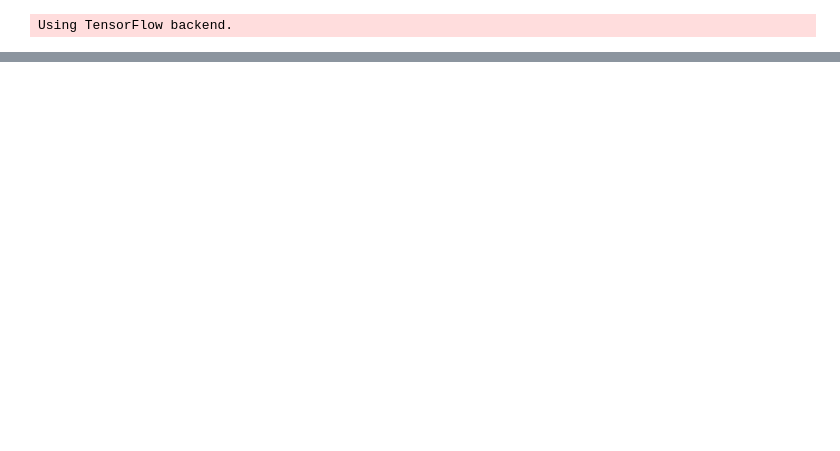
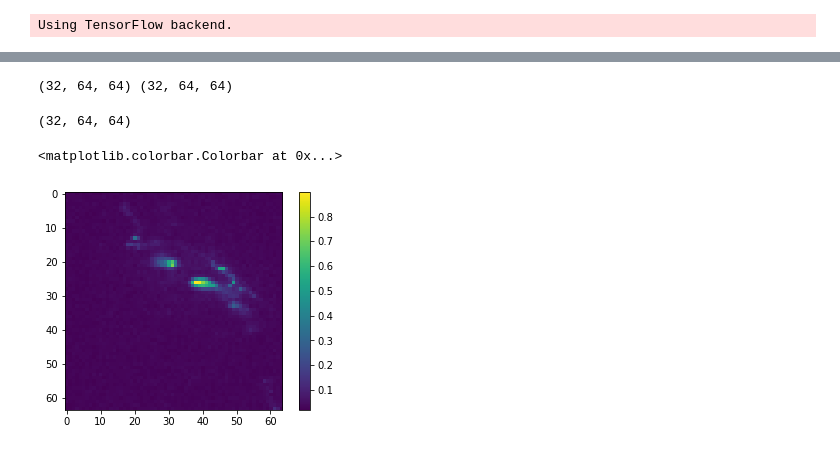
Before and after one commit to cweo/3DElegansTracking, a Jupyter notebook: 3D-UNET.ipynb, the cells around one changed output, grey strips where cells are left out. Drawn from its saved outputs; the diff is of its cells as text; code cells hidden in the pictures; blank space fills up the shorter version.

```diff
--- a/3D-UNET.ipynb
+++ b/3D-UNET.ipynb
@@ -16,12 +18,18 @@ from keras.regularizers import l2
 from keras.utils import plot_model
 # %% [output]
 Using TensorFlow backend.
+# %%
+def deform(array, factor, axis):
+    stretched = np.repeat(array, np.ceil(factor), axis=axis)
+    indices = np.linspace(0, stretched.shape[axis] - 1, int(array.shape[axis] * factor))
+    indices = np.rint(indices).astype(int)
+    return np.take(stretched, indices, axis=axis)
 # %%
 data_path = './'
 project_name = '3D-Unet'
-img_rows = 128
-img_cols = 128
 img_depth = 32
+img_rows = 64
+img_cols = 64
 smooth = 1.
 # %%
 K.set_image_data_format('channels_last')
@@ -158,0 +235,8 @@ Training finished
+# %%
+a = np.load('a.npz')['arr_0']
+
+a = np.transpose(a)
+
+a = deform(a, img_depth/a.shape[0], axis=0)
+a = deform(a, img_rows/a.shape[1], axis=1)
+a = deform(a, img_cols/a.shape[2], axis=2)
@@ -158,0 +251,4 @@ Training finished
+# %%
+print(a.shape, b.shape)
+# %% [output]
+(32, 64, 64) (32, 64, 64)
@@ -158,0 +259,12 @@ Training finished
+# %%
+c = c[2,:,:,:,0]
+c.shape
+# %% [output]
+(32, 64, 64)
+# %%
+# input image
+plt.imshow(a[15,:,:])
+plt.colorbar()
+# %% [output]
+<matplotlib.colorbar.Colorbar at 0x...>
+[figure, added]
```
Also changed, not shown: parts of 11 cells of this notebook.
